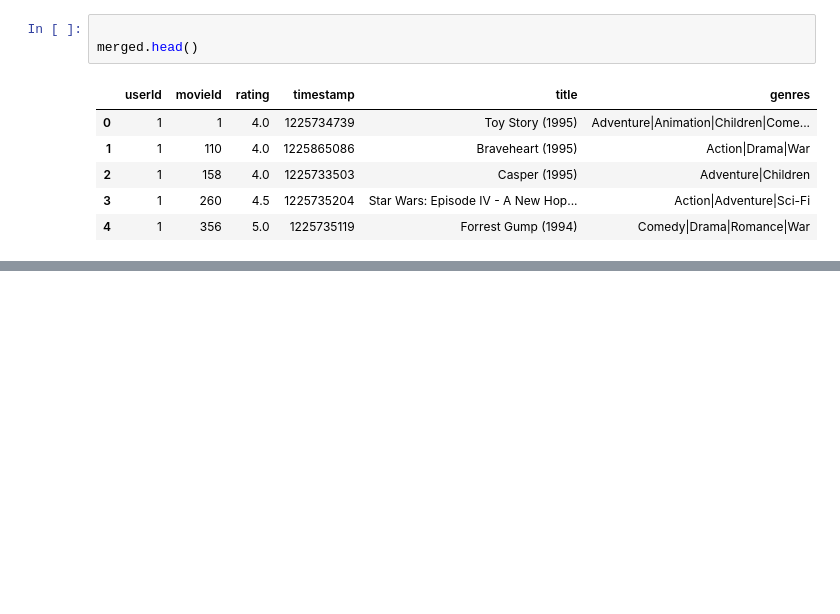
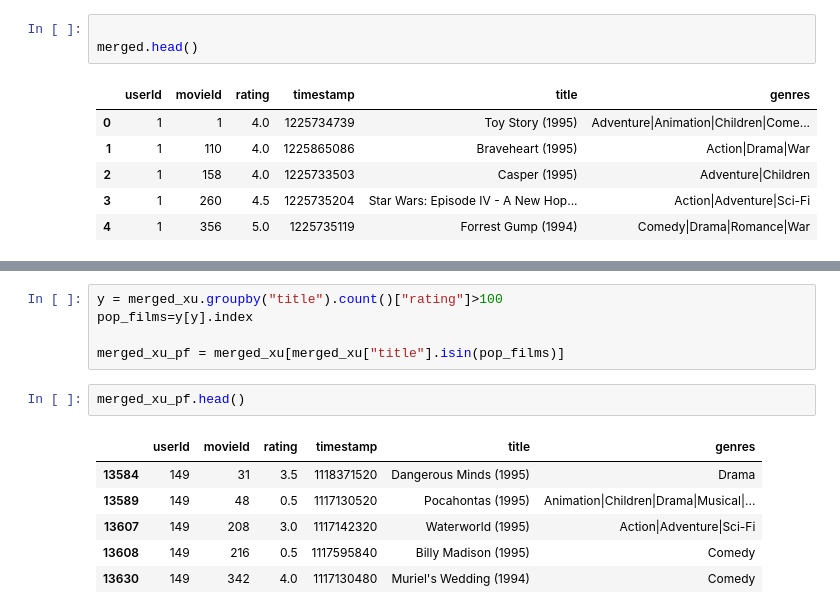
Before and after one commit to bearwinterfirth/movie_recommender, a Jupyter notebook: test.ipynb, the cells around one changed output, grey strips where cells are left out. Saved outputs shown, nothing was run; the diff lists cells and outputs as text; blank space fills up the shorter version.

```diff
--- a/test.ipynb
+++ b/test.ipynb
@@ -115,0 +74,14 @@ merged.head()
+# %%
+y = merged_xu.groupby("title").count()["rating"]>100
+pop_films=y[y].index
+
+merged_xu_pf = merged_xu[merged_xu["title"].isin(pop_films)]
+# %%
+merged_xu_pf.head()
+# %% [output]
+|  | userId | movieId | rating | timestamp | title | genres |
+| 13584 | 149 | 31 | 3.5 | 1118371520 | Dangerous Minds (1995) | Drama |
+| 13589 | 149 | 48 | 0.5 | 1117130520 | Pocahontas (1995) | Animation|Children|Drama|Musical|... |
+| 13607 | 149 | 208 | 3.0 | 1117142320 | Waterworld (1995) | Action|Adventure|Sci-Fi |
+| 13608 | 149 | 216 | 0.5 | 1117595840 | Billy Madison (1995) | Comedy |
+| 13630 | 149 | 342 | 4.0 | 1117130480 | Muriel's Wedding (1994) | Comedy |
```
Also changed, not shown: parts of 16 cells of this notebook.
